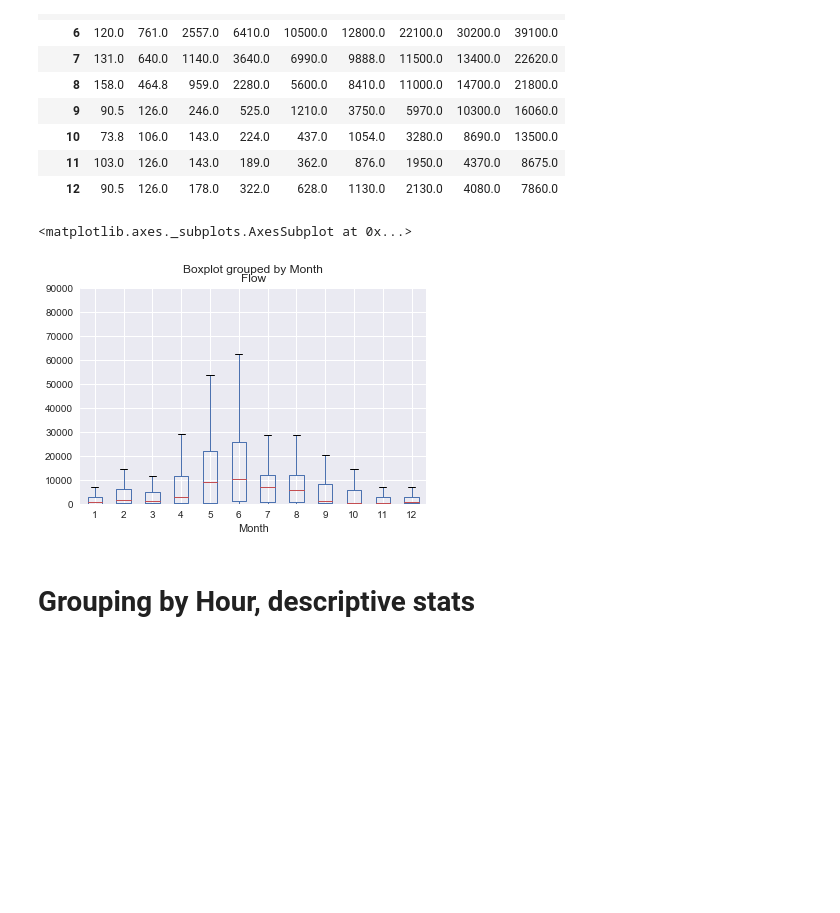
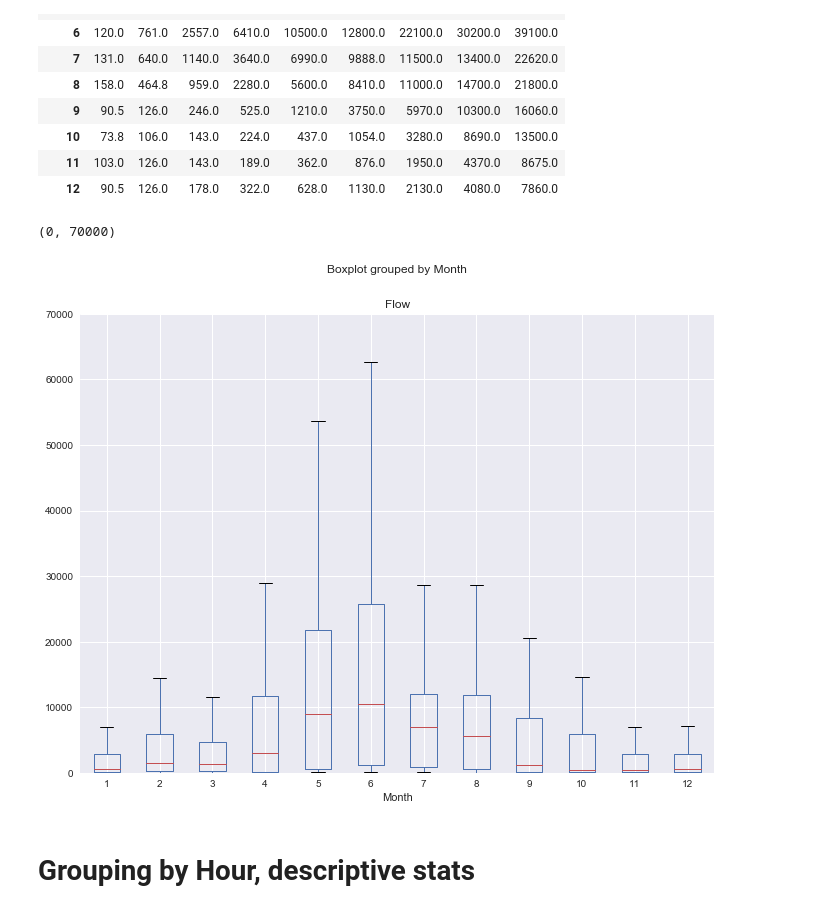
Before and after one commit to stevenpwalton/Tulsa, a Jupyter notebook: Tulsa_Data.ipynb, the cells around one changed output. Cells and saved outputs as stored; diff of their text form; code cells hidden in the pictures; blank space fills up the shorter version.

```diff
--- a/Tulsa_Data.ipynb
+++ b/Tulsa_Data.ipynb
@@ -8,9 +8,9 @@ import datetime as dt
 import matplotlib
 # %%
 # Auto-limit settings
-matplotlib.rcParams['axes.autolimit_mode'] = 'round_numbers'
-matplotlib.rcParams['axes.xmargin'] = 0
-matplotlib.rcParams['axes.ymargin'] = 0
+# matplotlib.rcParams['axes.autolimit_mode'] = 'round_numbers'
+# matplotlib.rcParams['axes.xmargin'] = 0
+# matplotlib.rcParams['axes.ymargin'] = 0
 # %%
 # Import Raw Data
 f = 'Tulsa Raw Data.xlsx'
@@ -129,10 +130,11 @@ dfm_quantile
 | 11 | 103.0 | 126.0 | 143.0 | 189.0 | 362.0 | 876.0 | 1950.0 | 4370.0 | 8675.0 |
 | 12 | 90.5 | 126.0 | 178.0 | 322.0 | 628.0 | 1130.0 | 2130.0 | 4080.0 | 7860.0 |
 # %%
-dfm.boxplot(column='Flow', by='Month')
+dfm_boxplot = dfm.boxplot(column='Flow', by='Month', figsize=(11,8.5))
+dfm_boxplot.set_ylim(0,70000)
 # %% [output]
-<matplotlib.axes._subplots.AxesSubplot at 0x...>
+(0, 70000)
-[figure, old version]
+[figure, new version]
 # %%
 # fig3, ax3 = plt.subplots(figsize = (17,11))
 # ax3.plot(dfm_quantile.index, dfm_quantile['Flow'][0.1], 'r--')
```
Also changed, not shown: parts of 4 cells of this notebook.
